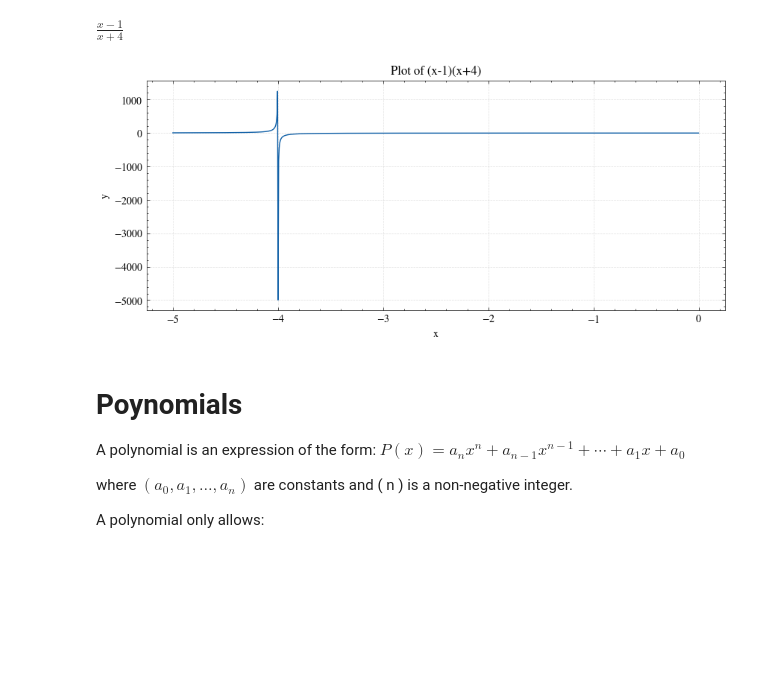
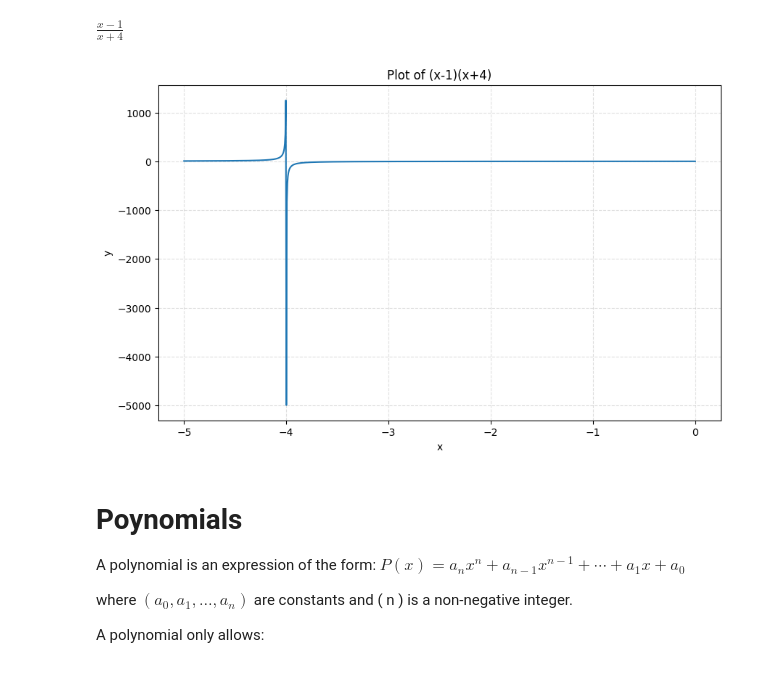
Before and after one commit to ODARI-CHARLES1/mathCompendium, a Jupyter notebook: Alegbra/Elementary_alegbra/ElementaryFunctions.ipynb, the cells around one changed output. Cells and saved outputs as stored; diff of their text form; code cells hidden in the pictures; blank space fills up the shorter version.

```diff
--- a/Alegbra/Elementary_alegbra/ElementaryFunctions.ipynb
+++ b/Alegbra/Elementary_alegbra/ElementaryFunctions.ipynb
@@ -9,9 +9,6 @@ The content is implemented using Python-based tools such as `SymPy`, `NumPy`, an
 # %%
 import numpy as np
 import scipy as scp
-import scienceplots
 import sympy as sp
 import matplotlib.pyplot as plt
-
-plt.rcParams["text.usetex"] = False
-plt.style.use(["science", "no-latex"])
+plt.figure(figsize=(10,6))
@@ -34,14 +34,14 @@ y_func=sp.lambdify(x,f,["numpy","scipy"])
 x_values=np.linspace(-5,0,1000)
 # %%
 #plot the function
-fig,ax=plt.subplots(1,figsize=(10,4))
+fig,ax=plt.subplots(1,figsize=(10,6))
 ax.plot(x_values,y_func(x_values))
 ax.set_title("Plot of (x-1)(x+4)")
 ax.set_xlabel("x")
 ax.set_ylabel("y")
 plt.grid(True,linestyle="--",alpha=0.4)
 # %% [output]
-[figure, old version]
+[figure, new version]
 # %%
 #save the plot
 fig.savefig("plot.png", dpi=100, bbox_inches="tight")
```
Also changed, not shown: parts of 2 cells of this notebook.
